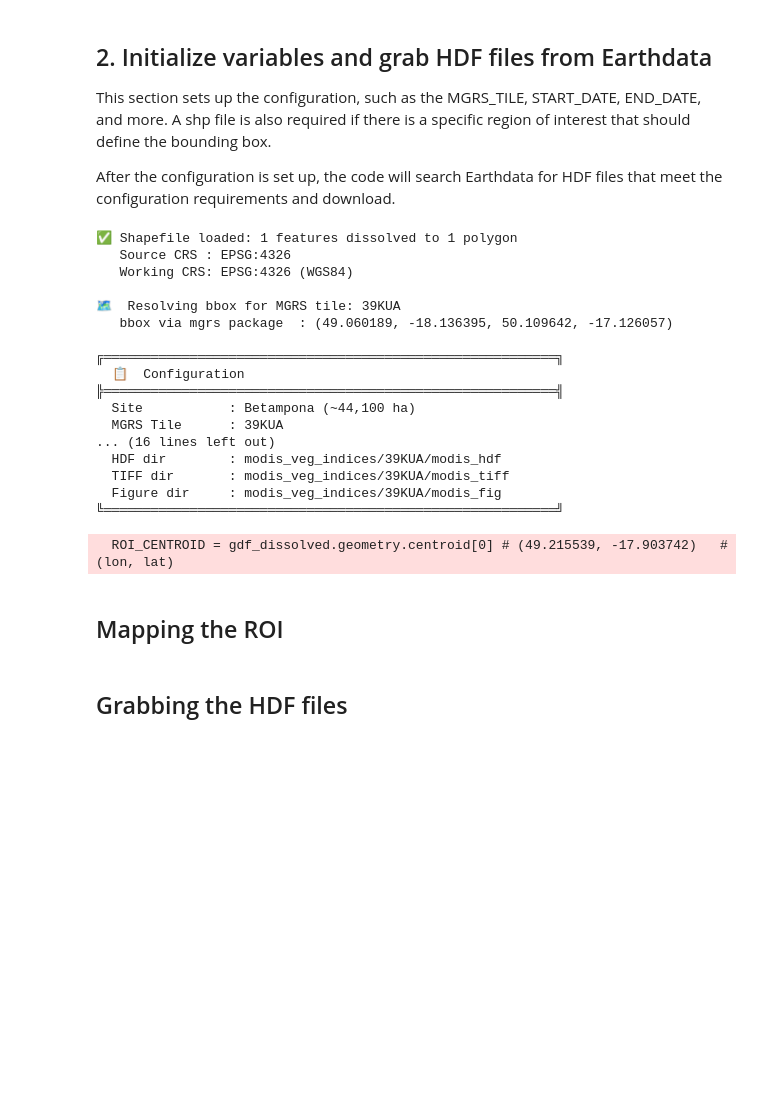
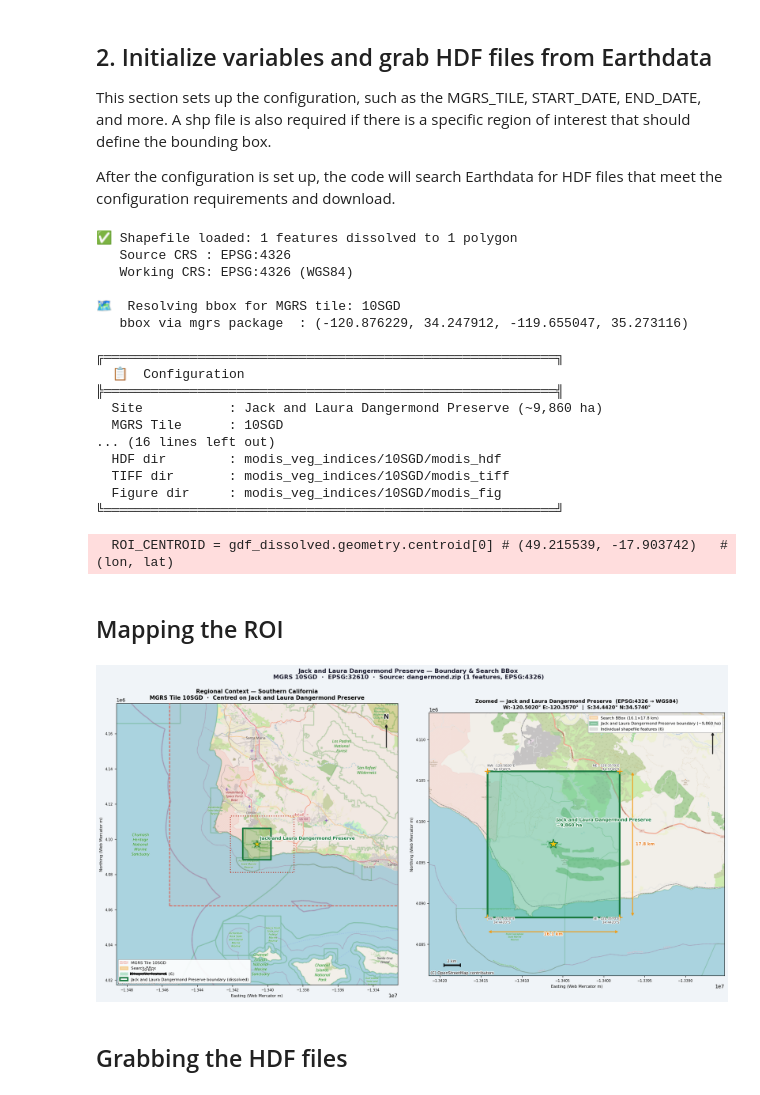
Before and after one commit to Tomitrle/hls-bdec-scripts, a Jupyter notebook: MODIS_processing.ipynb, the cells around one changed output. Saved outputs shown, nothing was run; the diff lists cells and outputs as text; code cells hidden in the pictures; blank space fills up the shorter version.

Commit message:
updated the processing scripts to use local paths

```diff
--- a/MODIS_processing.ipynb
+++ b/MODIS_processing.ipynb
@@ -134,7 +134,7 @@ import geopandas as gpd
 # USER INPUTS
 # ─────────────────────────────────────────────────────────────────────────────
 
-MGRS_TILE       = "39KUA"        # ← Corrected MGRS tile for Betampona
+MGRS_TILE       = "10SGD"        # ← Corrected MGRS tile for Betampona
 START_DATE      = "2016-01-01"
 END_DATE        = "2025-12-31"
 PRODUCT_CHOICE  = "NDVI"         # "NDVI" | "NBAR" | "BOTH"
@@ -167,14 +167,20 @@ FIG_DIR = Path(DIR_OUT) / "modis_fig"
 # Features  : 1 polygons dissolved to single boundary
 # Area      : ~49450 ha
 # ─────────────────────────────────────────────────────────────────────────────
-SITE_NAME    = "Betampona"
-SITE_AREA_HA = 44100
+# SITE: 17PPL Tile
+# Source    : bci.zip
+# Features  : 1 polygons dissolved to single boundary
+# Area      : ~1500 ha
+# ─────────────────────────────────────────────────────────────────────────────
+SITE_NAME    = "Jack and Laura Dangermond Preserve"
+SITE_AREA_HA = 9860
 
 # ── Load shapefile and dissolve to single ROI ─────────────────────────────────
-SHP_PATH = "/shared/users-local/tl3uk/tommy_code/roi_shp/betampona.zip"
-#"/shared/users/hls_bdec/tommy_code/roi_shp/patuxent.zip"
-#"/shared/users/hls_bdec/amanda_code/ccm_roi/ccm_roi.shp"
-#"/shared/users/hls_bdec/amanda_code/betampona_roi/betampona06.shp"   # extracted in diagnostic cell
+SHP_PATH = "./roi_shp/dangermond.zip"
+#"./roi_shp/bci.zip"
+#"./roi_shp/patuxent.zip"
+#"./roi_shp/cartercountry.shp"
+#"./roi_shp/betampona.zip"
 
 try:
     if Path(SHP_PATH).suffix == ".zip":
@@ -384,18 +390,18 @@ print(f"""
    Source CRS : EPSG:4326
    Working CRS: EPSG:4326 (WGS84)
 
-🗺️  Resolving bbox for MGRS tile: 39KUA
-   bbox via mgrs package  : (49.060189, -18.136395, 50.109642, -17.126057)
+🗺️  Resolving bbox for MGRS tile: 10SGD
+   bbox via mgrs package  : (-120.876229, 34.247912, -119.655047, 35.273116)
 
 ╔══════════════════════════════════════════════════════════╗
   📋  Configuration
 ╠══════════════════════════════════════════════════════════╣
-  Site           : Betampona (~44,100 ha)
-  MGRS Tile      : 39KUA
+  Site           : Jack and Laura Dangermond Preserve (~9,860 ha)
+  MGRS Tile      : 10SGD
 ... (16 lines left out)
-  HDF dir        : modis_veg_indices/39KUA/modis_hdf
-  TIFF dir       : modis_veg_indices/39KUA/modis_tiff
-  Figure dir     : modis_veg_indices/39KUA/modis_fig
+  HDF dir        : modis_veg_indices/10SGD/modis_hdf
+  TIFF dir       : modis_veg_indices/10SGD/modis_tiff
+  Figure dir     : modis_veg_indices/10SGD/modis_fig
 ╚══════════════════════════════════════════════════════════╝
   ROI_CENTROID = gdf_dissolved.geometry.centroid[0] # (49.215539, -17.903742)   # (lon, lat)
 # %% [markdown]
@@ -430,7 +436,7 @@ CRS_PLOT = "EPSG:3857"   # Web Mercator
 # ── Build GeoDataFrames ───────────────────────────────────────────────────────
 
 try:
-    roi_fname = "betampona.zip" # Replace with correct filename
+    roi_fname = "dangermond.zip" # Replace with correct filename
     roi_feat = len(gdf_raw)
 
     # All 6 individual features (for display)
@@ -607,7 +613,7 @@ ax1.legend(handles=legend1, loc="lower left",
            fontsize=8, framealpha=0.92, edgecolor="#aaaaaa")
 
 ax1.set_title(
-    f"Regional Context — Central Maryland\n" # Replace with correct regional context
+    f"Regional Context — Southern California\n" # Replace with correct regional context
     f"MGRS Tile {MGRS_TILE}  ·  Centred on {SITE_NAME}",
     fontsize=11, fontweight="bold", pad=8,
 )
@@ -754,33 +760,35 @@ legend2 = [
 ]
 ax2.legend(handles=legend2, loc="upper right",
            fontsize=8, framealpha=0.92, edgecolor="#aaaaaa")
 
 ax2.set_title(
     f"Zoomed — {SITE_NAME}  (EPSG:{source_crs} → WGS84)\n"
     f"W:{ROI_BBOX[0]:.4f}° E:{ROI_BBOX[2]:.4f}°  |  "
     f"S:{ROI_BBOX[1]:.4f}° N:{ROI_BBOX[3]:.4f}°",
     fontsize=10, fontweight="bold", pad=8,
 )
 ax2.set_xlabel("Easting (Web Mercator m)", fontsize=8)
 ax2.set_ylabel("Northing (Web Mercator m)", fontsize=8)
 ax2.tick_params(labelsize=7)
 
 # ── Overall title ─────────────────────────────────────────────────────────────
 fig.suptitle(
     f"{SITE_NAME} — Boundary & Search BBox\n"
     f"MGRS {MGRS_TILE}  ·  EPSG:{TARGET_EPSG}  ·  "
     f"Source: {roi_fname} ({roi_feat} features, EPSG:{source_crs})",
     fontsize=12, fontweight="bold", y=1.01, color="#1a1a2e",
 )
 
 plt.tight_layout()
 
 # map_path = Path(FIG_DIR) / f"{SITE_NAME}_boundary_map_{MGRS_TILE}.png"
 # Path(FIG_DIR).mkdir(parents=True, exist_ok=True)
 # plt.savefig(map_path, dpi=200, bbox_inches="tight",
 #             facecolor=fig.get_facecolor())
 plt.show()
 # print(f"\n✅ Map saved → {map_path}")
+# %% [output]
+[figure, added]
 # %% [markdown]
 ## Grabbing the HDF files
 # %%
```
Also changed, not shown: parts of 57 cells of this notebook, 1 other file.
